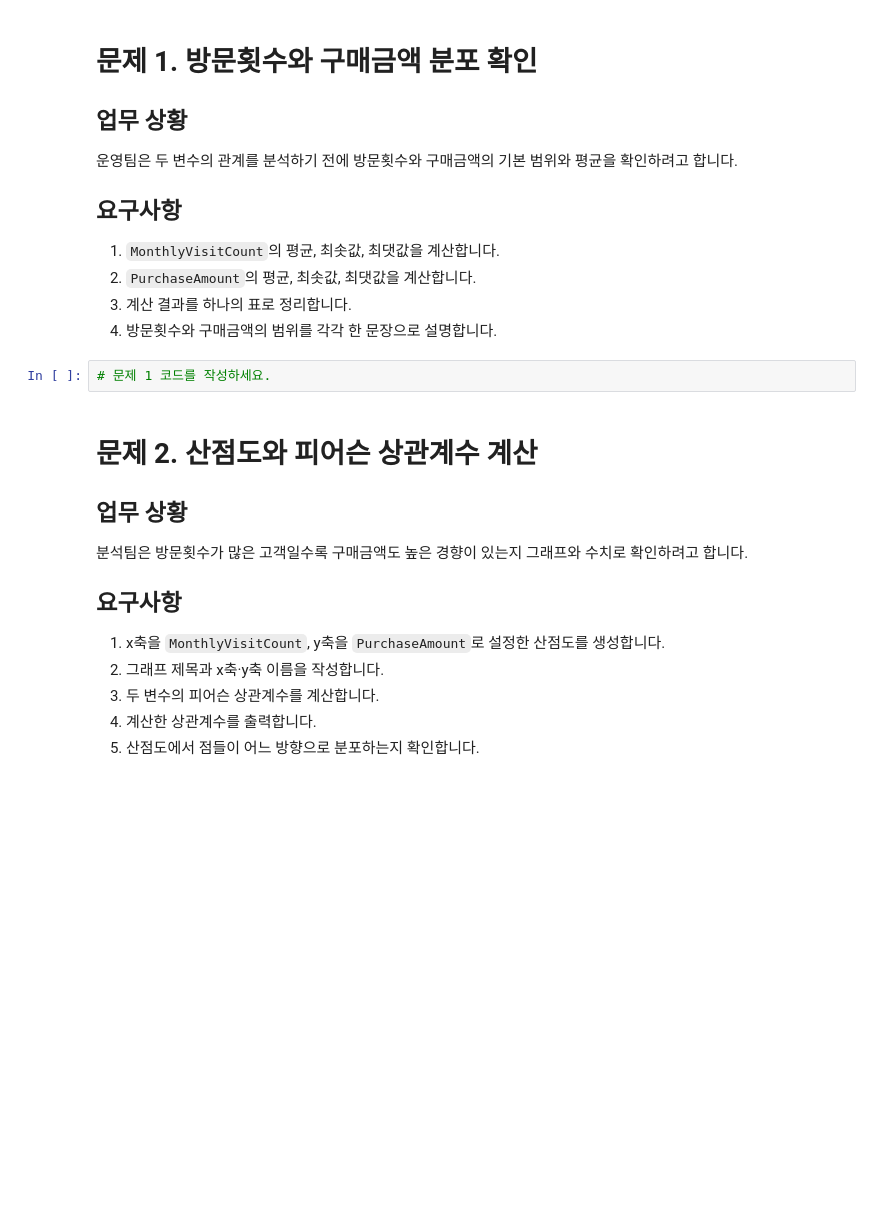
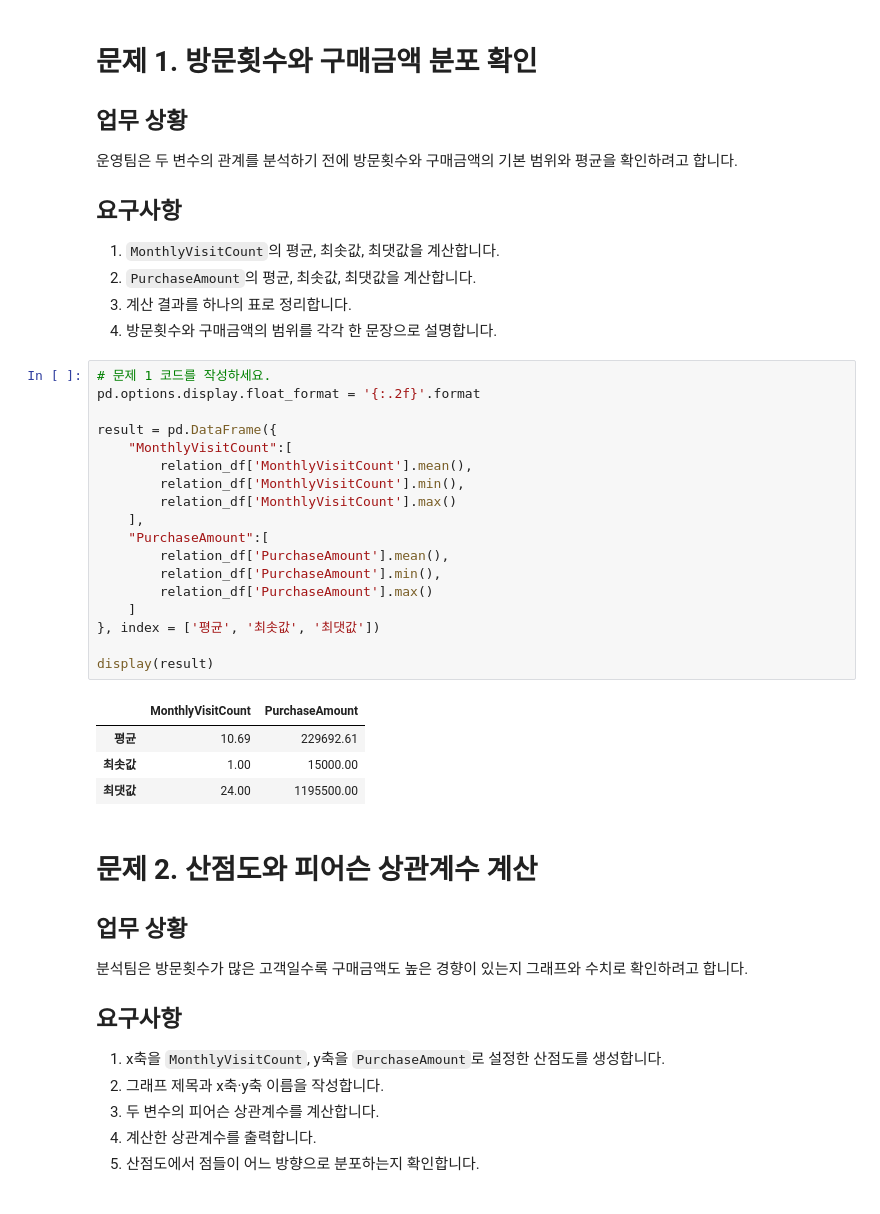
Before and after one commit to takkoyakki143/python-basic-assignment--, a Jupyter notebook: basic-statistics-assignment-서윤하/Part3_방문횟수와구매금액_상관관계분석_실습.ipynb, the cells around one changed output. Drawn from its saved outputs; the diff is of its cells as text; blank space fills up the shorter version.

```diff
--- a/basic-statistics-assignment-서윤하/Part3_방문횟수와구매금액_상관관계분석_실습.ipynb
+++ b/basic-statistics-assignment-서윤하/Part3_방문횟수와구매금액_상관관계분석_실습.ipynb
@@ -65,6 +74,27 @@ relation_df[relation_columns].head()
 4. 방문횟수와 구매금액의 범위를 각각 한 문장으로 설명합니다.
 # %%
 # 문제 1 코드를 작성하세요.
+pd.options.display.float_format = '{:.2f}'.format
+
+result = pd.DataFrame({
+    "MonthlyVisitCount":[
+        relation_df['MonthlyVisitCount'].mean(),
+        relation_df['MonthlyVisitCount'].min(),
+        relation_df['MonthlyVisitCount'].max()
+    ],
+    "PurchaseAmount":[
+        relation_df['PurchaseAmount'].mean(),
+        relation_df['PurchaseAmount'].min(),
+        relation_df['PurchaseAmount'].max()
+    ]
+}, index = ['평균', '최솟값', '최댓값'])
+
+display(result)
+# %% [output]
+|  | MonthlyVisitCount | PurchaseAmount |
+| 평균 | 10.69 | 229692.61 |
+| 최솟값 | 1.00 | 15000.00 |
+| 최댓값 | 24.00 | 1195500.00 |
 # %% [markdown]
 # 문제 2. 산점도와 피어슨 상관계수 계산
 
```
Also changed, not shown: parts of 5 cells of this notebook, 4 other files.
